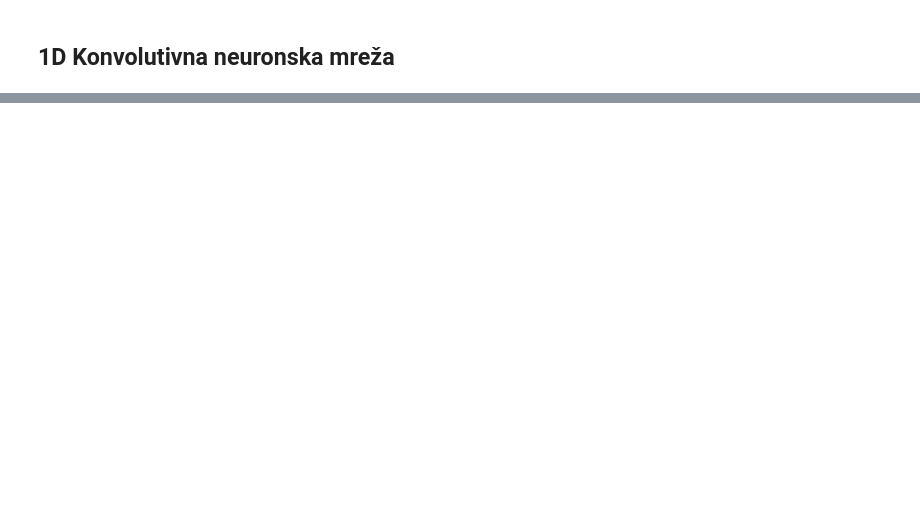
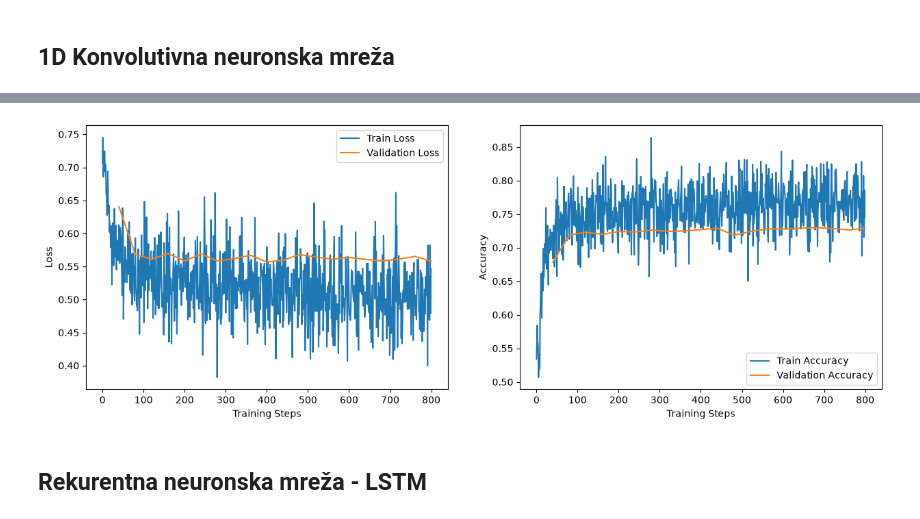
Before and after one commit to jovanbengin/matf-ml-protein-prediction, a Jupyter notebook: 02_model_training.ipynb, the cells around one changed output, grey strips where cells are left out. Cells and saved outputs as stored; diff of their text form; code cells hidden in the pictures; blank space fills up the shorter version.

Commit message:
LSTM, fix training bug, metrics, readme

```diff
--- a/02_model_training.ipynb
+++ b/02_model_training.ipynb
@@ -168,7 +169,7 @@ Generated  400  new splits
 Generated  93  new splits
 Generated  146  new splits
 # %%
-BATCH_SIZE = 128
+BATCH_SIZE = 64
 
 train_loader = DataLoader(list(zip(seq_train, labels_train)), batch_size=BATCH_SIZE, shuffle=True)
 val_loader = DataLoader(list(zip(seq_val, labels_val)), batch_size=BATCH_SIZE)
@@ -218,3 +179,10 @@ class ConvModel(nn.Module):
+# %%
+def calculate_metrics(y_target, y_predicted):
+    sensitivity = recall_score(y_target, y_predicted)
+    specificity = recall_score(y_target, y_predicted, pos_label = 0)
+    accuracy = accuracy_score(y_target, y_predicted)
+
+    return {'sensitivity' : sensitivity, 'specificity' : specificity, 'accuracy' : accuracy}
 # %%
 from tqdm import tqdm
 
@@ -317,7 +351,7 @@ def plot_metrics(metrics):
 # %%
 device = get_device()
 
-model = ConvModel(VOCAB_SIZE, 64, n_layers = 5)
-model.to(device)
-optimizer = torch.optim.AdamW(model.parameters(), weight_decay = 1e-4, lr = 1e-3)
-metrics = train_model(model, optimizer, 25, train_loader, val_loader)
+conv_model = ConvModel(vocab_size=VOCAB_SIZE, embedding_dim=32, n_layers = 4)
+conv_model.to(device)
+optimizer = torch.optim.AdamW(conv_model.parameters(), weight_decay = 1e-4, lr = 1e-3)
+conv_metrics = train_model(conv_model, optimizer, 50, train_loader, val_loader, threshold=0.5)
@@ -326,2 +372,6 @@ metrics = train_model(model, optimizer, 25, train_loader, val_loader)
 # %%
-plot_metrics(metrics)
+plot_metrics(conv_metrics)
+# %% [output]
+[figure, added]
+# %% [markdown]
+## Rekurentna neuronska mreža - LSTM
```
Also changed, not shown: parts of 18 cells of this notebook, 2 other files.
